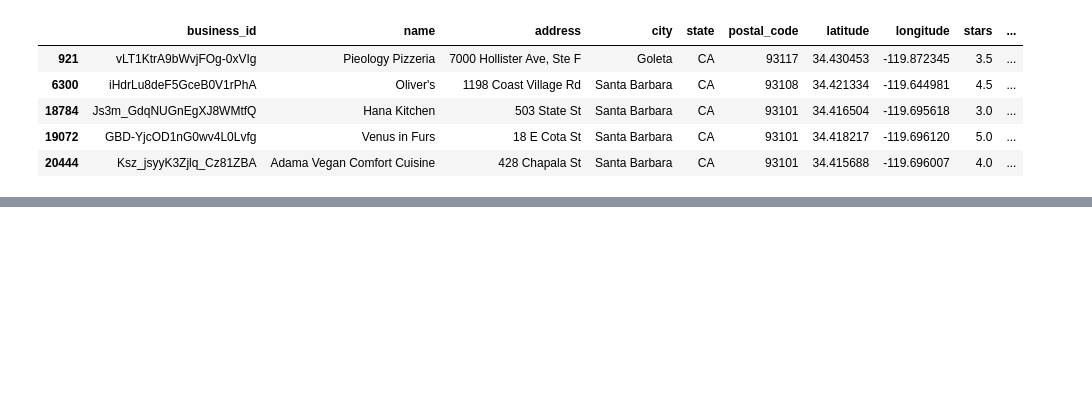
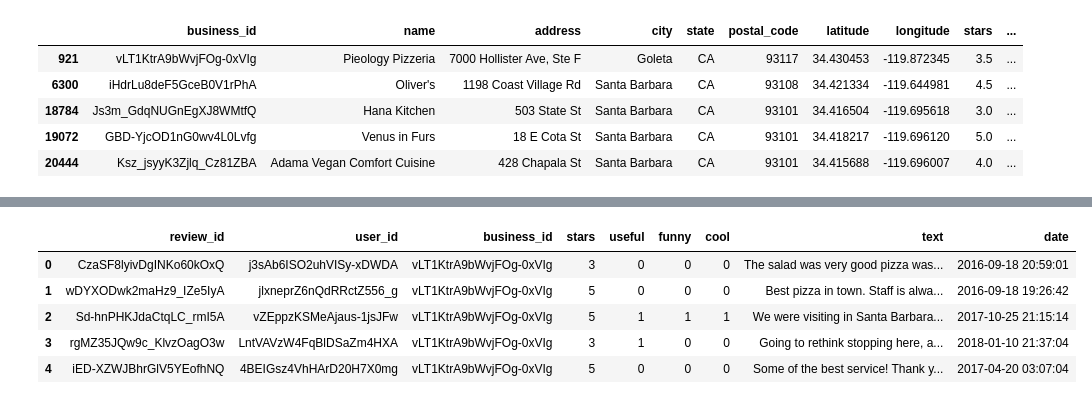
Before and after one commit to lbzfran/mh-foodrec, a Jupyter notebook: recsys/recommendation_system.ipynb, the cells around one changed output, grey strips where cells are left out. Saved outputs shown, nothing was run; the diff lists cells and outputs as text; code cells hidden in the pictures; blank space fills up the shorter version.

```diff
--- a/recsys/recommendation_system.ipynb
+++ b/recsys/recommendation_system.ipynb
@@ -94,0 +106,10 @@ Docstring:      <no docstring>
+# %%
+gen_df = pd.read_json(os.path.join(os.getcwd(), 'data', 'last_query.json'), lines=True)
+gen_df.head()
+# %% [output]
+|  | review_id | user_id | business_id | stars | useful | funny | cool | text | date |
+| 0 | CzaSF8lyivDgINKo60kOxQ | j3sAb6ISO2uhVISy-xDWDA | vLT1KtrA9bWvjFOg-0xVIg | 3 | 0 | 0 | 0 | The salad was very good pizza was... | 2016-09-18 20:59:01 |
+| 1 | wDYXODwk2maHz9_IZe5IyA | jlxneprZ6nQdRRctZ556_g | vLT1KtrA9bWvjFOg-0xVIg | 5 | 0 | 0 | 0 | Best pizza in town. Staff is alwa... | 2016-09-18 19:26:42 |
+| 2 | Sd-hnPHKJdaCtqLC_rmI5A | vZEppzKSMeAjaus-1jsJFw | vLT1KtrA9bWvjFOg-0xVIg | 5 | 1 | 1 | 1 | We were visiting in Santa Barbara... | 2017-10-25 21:15:14 |
+| 3 | rgMZ35JQw9c_KlvzOagO3w | LntVAVzW4FqBlDSaZm4HXA | vLT1KtrA9bWvjFOg-0xVIg | 3 | 1 | 0 | 0 | Going to rethink stopping here, a... | 2018-01-10 21:37:04 |
+| 4 | iED-XZWJBhrGlV5YEofhNQ | 4BEIGsz4VhHArD20H7X0mg | vLT1KtrA9bWvjFOg-0xVIg | 5 | 0 | 0 | 0 | Some of the best service! Thank y... | 2017-04-20 03:07:04 |
```
Also changed, not shown: parts of 11 cells of this notebook, 3 other files.
